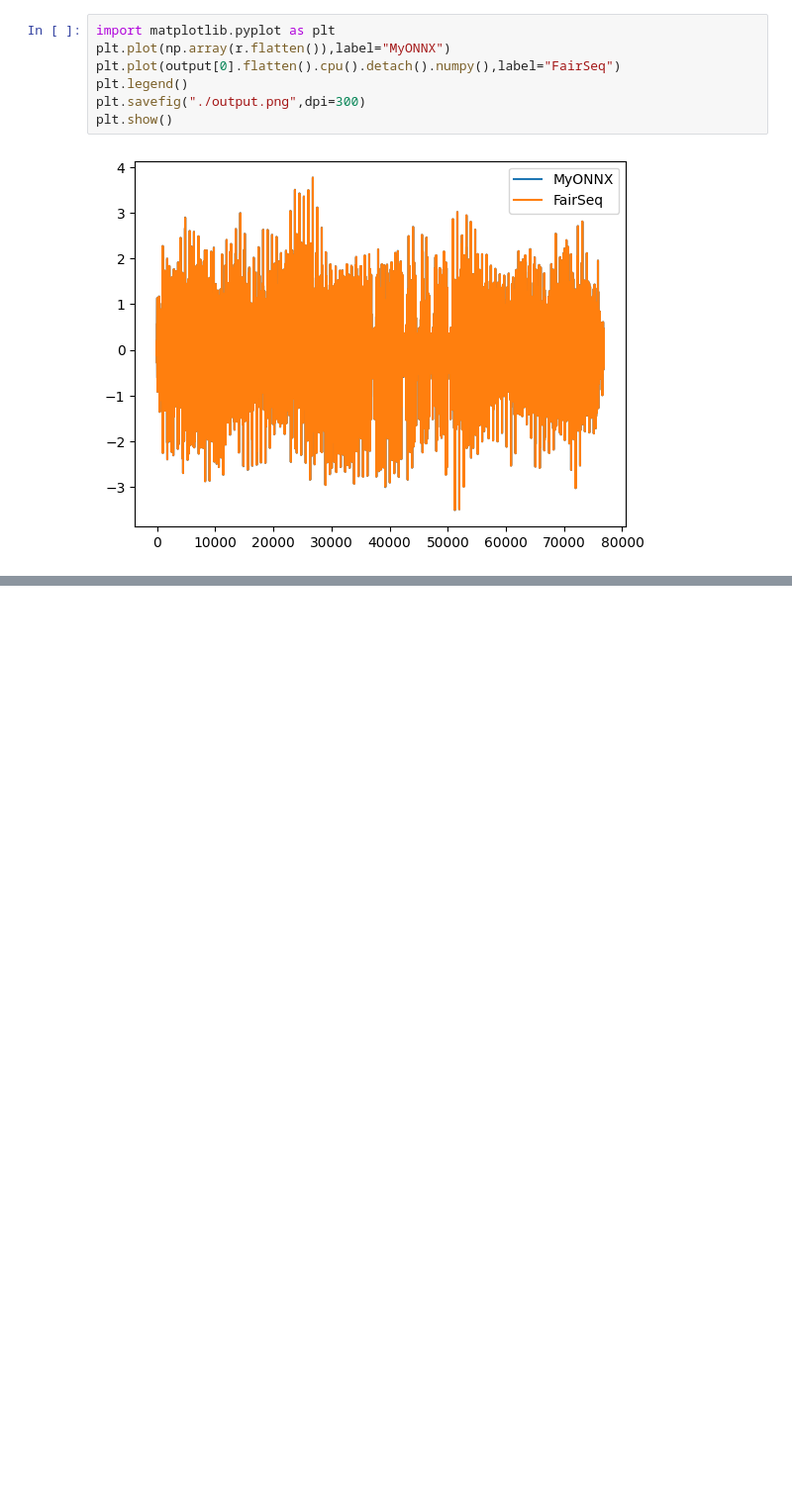
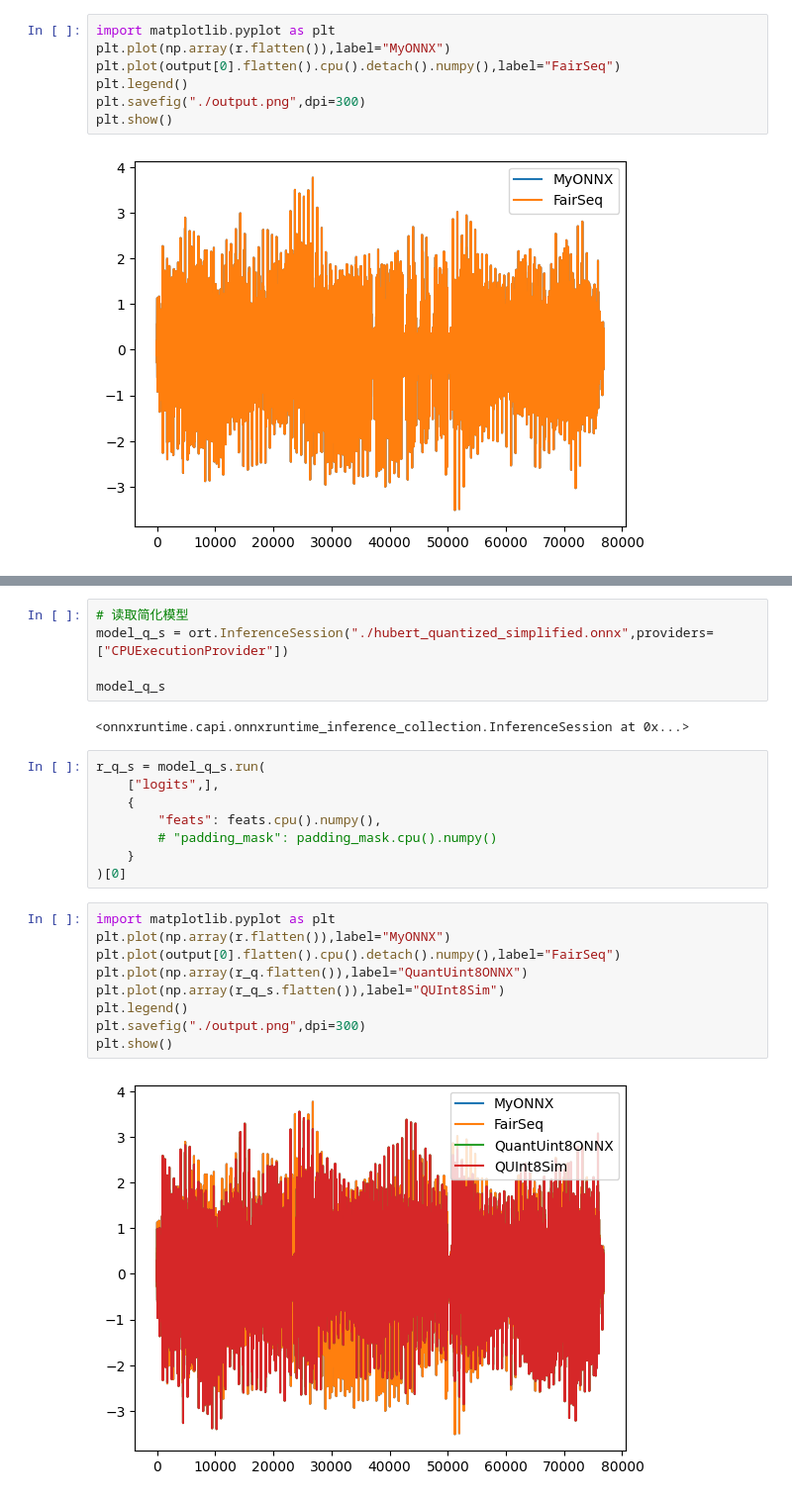
Before and after one commit to NewMoe-Technology/RVC-Researching, a Jupyter notebook: HubertExporationProving.ipynb, the cells around one changed output, grey strips where cells are left out. Shown: that part at 99% size. Cells and saved outputs as stored; diff of their text form; blank space fills up the shorter version.

```diff
--- a/HubertExporationProving.ipynb
+++ b/HubertExporationProving.ipynb
@@ -145,0 +254,26 @@ plt.show()
+# %%
+# 读取简化模型
+model_q_s = ort.InferenceSession("./hubert_quantized_simplified.onnx",providers=["CPUExecutionProvider"])
+
+model_q_s
+# %% [output]
+<onnxruntime.capi.onnxruntime_inference_collection.InferenceSession at 0x...>
+# %%
+r_q_s = model_q_s.run(
+    ["logits",],
+    {
+        "feats": feats.cpu().numpy(),
+        # "padding_mask": padding_mask.cpu().numpy()
+    }
+)[0]
+# %%
+import matplotlib.pyplot as plt
+plt.plot(np.array(r.flatten()),label="MyONNX")
+plt.plot(output[0].flatten().cpu().detach().numpy(),label="FairSeq")
+plt.plot(np.array(r_q.flatten()),label="QuantUint8ONNX")
+plt.plot(np.array(r_q_s.flatten()),label="QUInt8Sim")
+plt.legend()
+plt.savefig("./output.png",dpi=300)
+plt.show()
+# %% [output]
+[figure, added]
```
Also changed, not shown: parts of 13 cells of this notebook.
